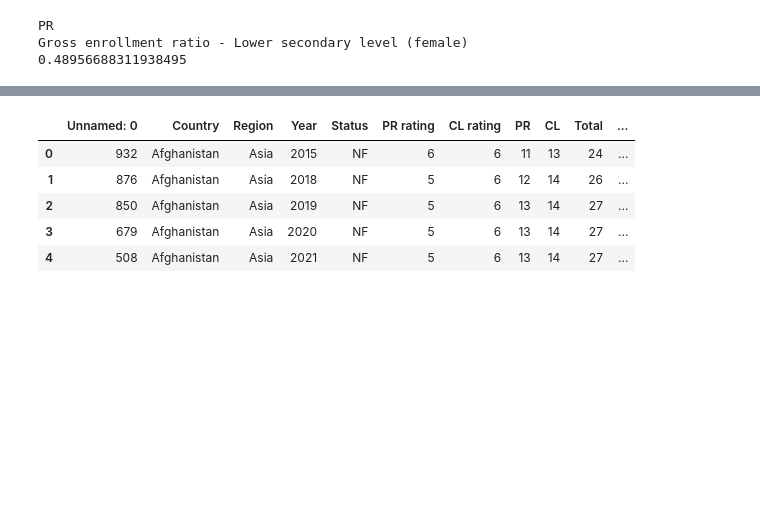
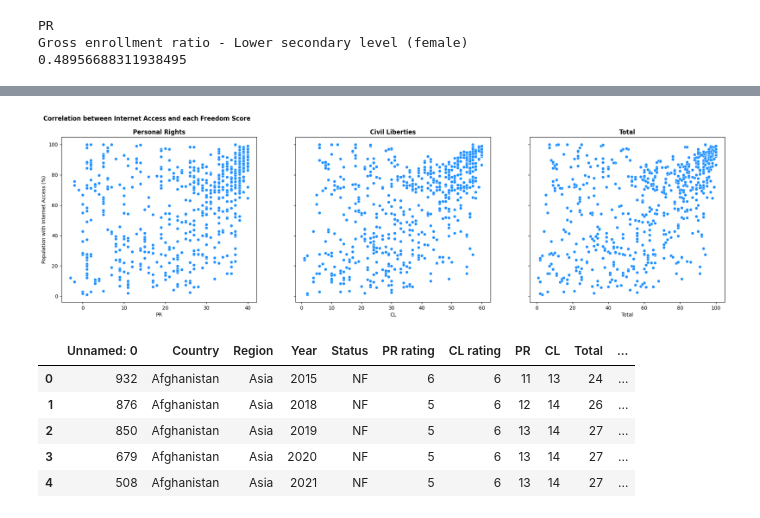
Before and after one commit to AidanMayhue/ml_3021_project, a Jupyter notebook: EDA/EDA.ipynb, the cells around one changed output, grey strips where cells are left out. Cells and saved outputs as stored; diff of their text form; code cells hidden in the pictures; blank space fills up the shorter version.

```diff
--- a/EDA/EDA.ipynb
+++ b/EDA/EDA.ipynb
@@ -153,3 +181,18 @@ plt.show()
+# %%
+fig, axs = plt.subplots(1, 3, figsize=(24,6), sharey = True)
+axs = axs.flatten()
+
+
+for ax, frtype, free_type in zip(axs, ["PR", "CL", "Total"], ["Personal Rights",
+                                        "Civil Liberties", "Total"]):
+    sns.scatterplot(x = df[frtype], y = df["Percentage of individuals using the internet"], color = "dodgerblue", ax = ax)
+    ax.set_ylabel("Population with Internet Access (%)")
+    ax.set_title(free_type, weight = "bold")
+
+plt.suptitle("Correlation between Internet Access and each Freedom Score", x = 0.225, weight = "bold")
+plt.show()
+# %% [output]
+[figure, added]
 # %%
 df.head()
 # %% [output]
```
Also changed, not shown: parts of 5 cells of this notebook.
